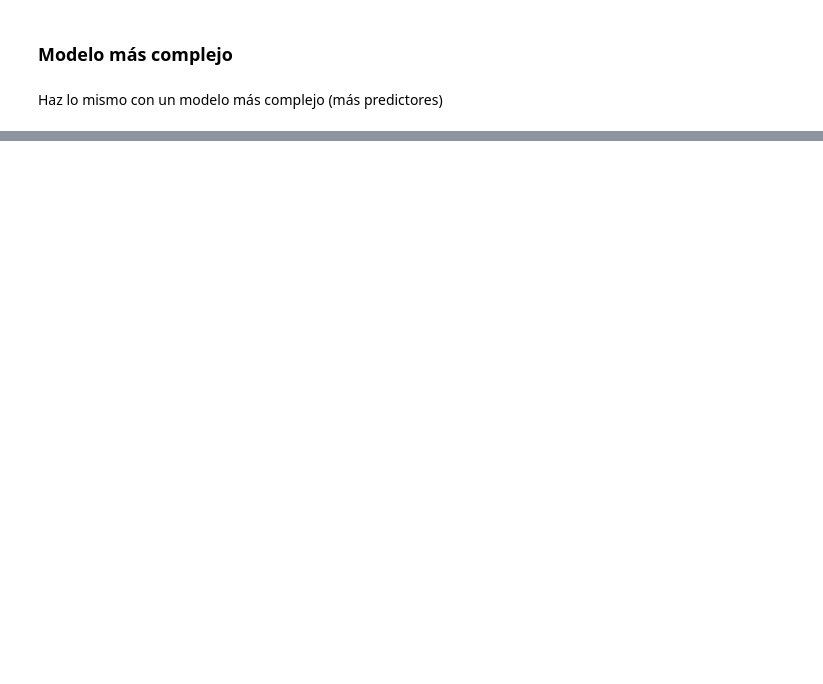
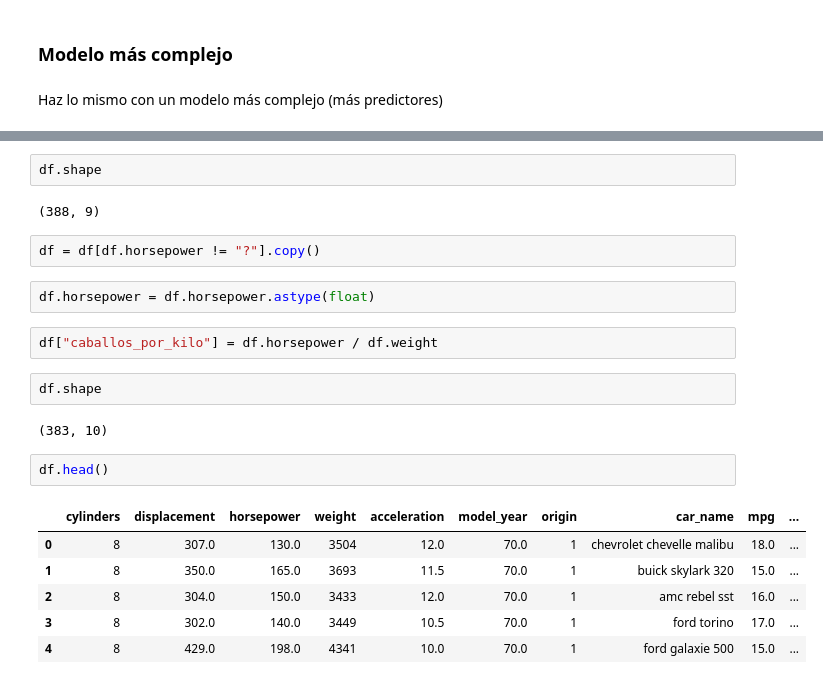
Before and after one commit to poacosta/ml_esesa_2024, a Jupyter notebook: 03.machine_learning_practice.ipynb, the cells around one changed output, grey strips where cells are left out. Saved outputs shown, nothing was run; the diff lists cells and outputs as text; blank space fills up the shorter version.

```diff
--- a/03.machine_learning_practice.ipynb
+++ b/03.machine_learning_practice.ipynb
@@ -251,0 +240,23 @@ Haz validación cruzada para ver su performance
+# %%
+df.shape
+# %% [output]
+(388, 9)
+# %%
+df = df[df.horsepower != "?"].copy()
+# %%
+df.horsepower = df.horsepower.astype(float)
+# %%
+df["caballos_por_kilo"] = df.horsepower / df.weight
+# %%
+df.shape
+# %% [output]
+(383, 10)
+# %%
+df.head()
+# %% [output]
+|  | cylinders | displacement | horsepower | weight | acceleration | model_year | origin | car_name | mpg | ... |
+| 0 | 8 | 307.0 | 130.0 | 3504 | 12.0 | 70.0 | 1 | chevrolet chevelle malibu | 18.0 | ... |
+| 1 | 8 | 350.0 | 165.0 | 3693 | 11.5 | 70.0 | 1 | buick skylark 320 | 15.0 | ... |
+| 2 | 8 | 304.0 | 150.0 | 3433 | 12.0 | 70.0 | 1 | amc rebel sst | 16.0 | ... |
+| 3 | 8 | 302.0 | 140.0 | 3449 | 10.5 | 70.0 | 1 | ford torino | 17.0 | ... |
+| 4 | 8 | 429.0 | 198.0 | 4341 | 10.0 | 70.0 | 1 | ford galaxie 500 | 15.0 | ... |
```
Also changed, not shown: parts of 17 cells of this notebook.
